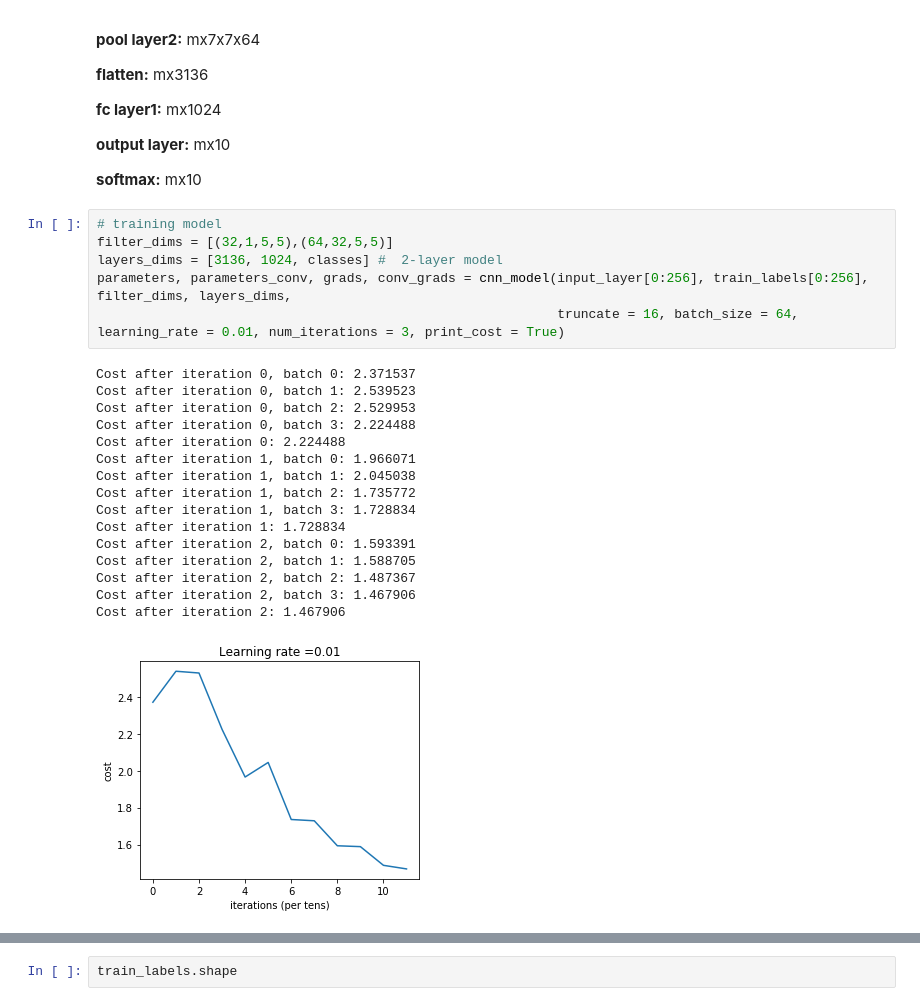
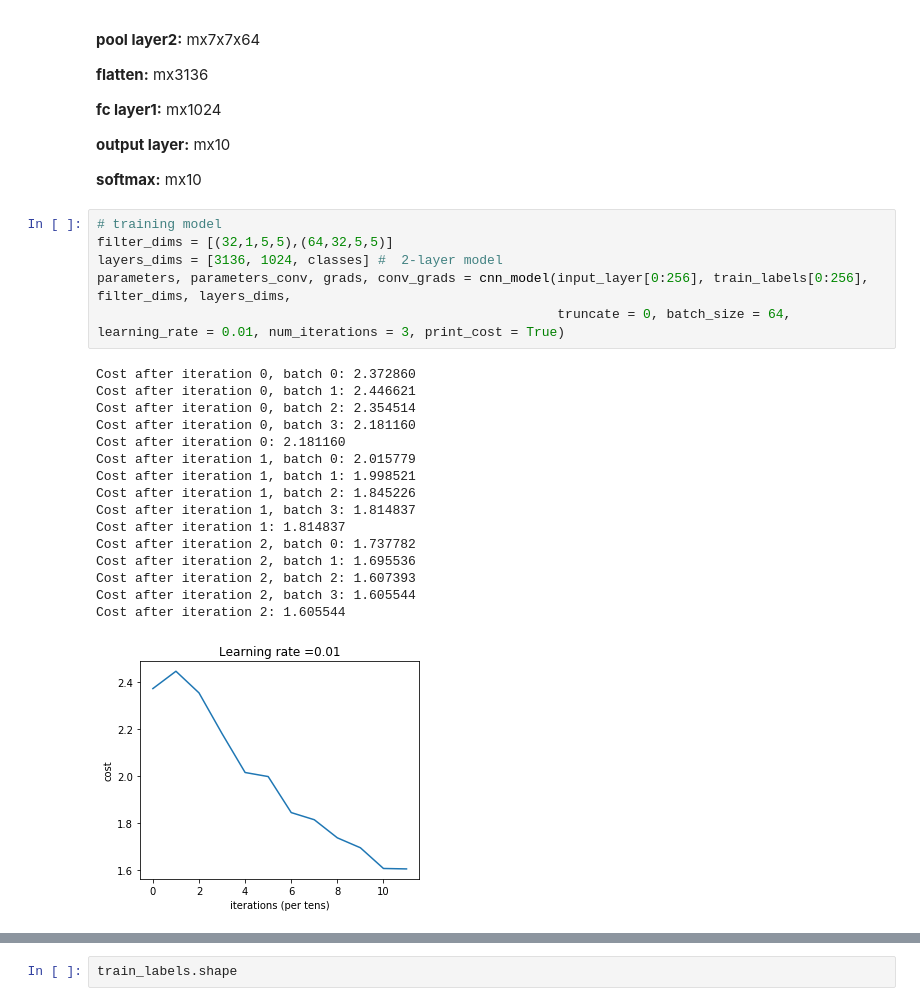
Before and after one commit to wssrcok/DeepLearning, a Jupyter notebook: CNN/MNIST_code/cnn_mnist.ipynb, the cells around one changed output, grey strips where cells are left out. Cells and saved outputs as stored; diff of their text form.

```diff
--- a/CNN/MNIST_code/cnn_mnist.ipynb
+++ b/CNN/MNIST_code/cnn_mnist.ipynb
@@ -101,25 +101,25 @@ eval_data = eval_data.reshape(10000,1,28,28)
 # %%
 # training model
 filter_dims = [(32,1,5,5),(64,32,5,5)]
 layers_dims = [3136, 1024, classes] #  2-layer model
 parameters, parameters_conv, grads, conv_grads = cnn_model(input_layer[0:256], train_labels[0:256], filter_dims, layers_dims,
-                                                           truncate = 16, batch_size = 64, learning_rate = 0.01, num_iterations = 3, print_cost = True)
+                                                           truncate = 0, batch_size = 64, learning_rate = 0.01, num_iterations = 3, print_cost = True)
 # %% [output]
-Cost after iteration 0, batch 0: 2.371537
-Cost after iteration 0, batch 1: 2.539523
-Cost after iteration 0, batch 2: 2.529953
-Cost after iteration 0, batch 3: 2.224488
-Cost after iteration 0: 2.224488
-Cost after iteration 1, batch 0: 1.966071
-Cost after iteration 1, batch 1: 2.045038
-Cost after iteration 1, batch 2: 1.735772
-Cost after iteration 1, batch 3: 1.728834
-Cost after iteration 1: 1.728834
-Cost after iteration 2, batch 0: 1.593391
-Cost after iteration 2, batch 1: 1.588705
-Cost after iteration 2, batch 2: 1.487367
-Cost after iteration 2, batch 3: 1.467906
-Cost after iteration 2: 1.467906
+Cost after iteration 0, batch 0: 2.372860
+Cost after iteration 0, batch 1: 2.446621
+Cost after iteration 0, batch 2: 2.354514
+Cost after iteration 0, batch 3: 2.181160
+Cost after iteration 0: 2.181160
+Cost after iteration 1, batch 0: 2.015779
+Cost after iteration 1, batch 1: 1.998521
+Cost after iteration 1, batch 2: 1.845226
+Cost after iteration 1, batch 3: 1.814837
+Cost after iteration 1: 1.814837
+Cost after iteration 2, batch 0: 1.737782
+Cost after iteration 2, batch 1: 1.695536
+Cost after iteration 2, batch 2: 1.607393
+Cost after iteration 2, batch 3: 1.605544
+Cost after iteration 2: 1.605544
-[figure, old version]
+[figure, new version]
 # %%
 #further training on the same model
```
Also changed, not shown: parts of 2 cells of this notebook, 2 other files.
